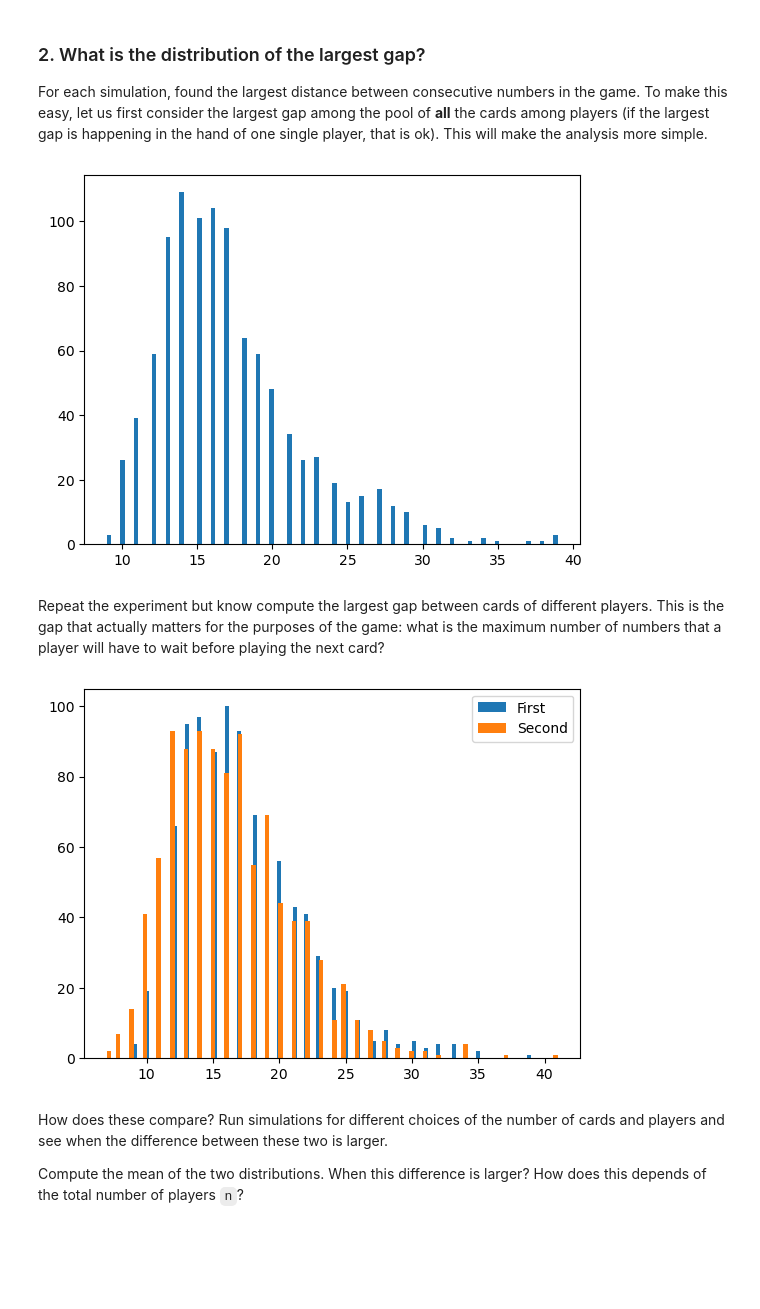
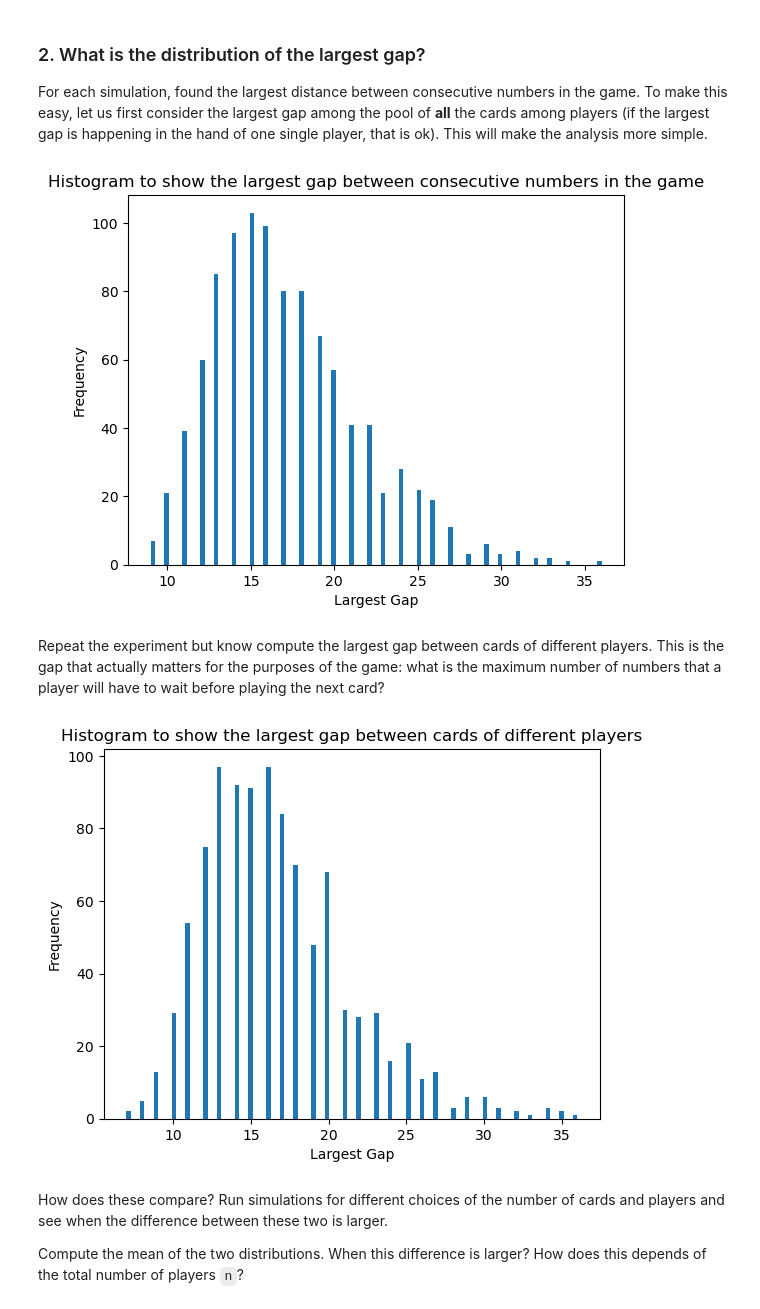
Before and after one commit to UCB-stat-201a-fall23/projectno1-themind-PhudishTam, a Jupyter notebook: Project01-TheMind.ipynb, the cells around one changed output. Saved outputs shown, nothing was run; the diff lists cells and outputs as text; code cells hidden in the pictures; blank space fills up the shorter version.

```diff
--- a/Project01-TheMind.ipynb
+++ b/Project01-TheMind.ipynb
@@ -98,12 +97,15 @@ def largest_distance(N,n,k):
 # %%
 number_time = 1000
 value = []
 for i in range(number_time):
-    value.append(largest_distance(N_new,n_new,k_new))
+    value.append(largest_distance(N,n,k))
 plt.hist(value,bins = N)
+plt.xlabel("Largest Gap")
+plt.ylabel("Frequency")
+plt.title("Histogram to show the largest gap between consecutive numbers in the game")
 plt.show()
 # %% [output]
-[figure, old version]
+[figure, new version]
 # %% [markdown]
 Repeat the experiment but know compute the largest gap between cards of different players. This is the gap that actually matters for the purposes of the game: what is the maximum number of numbers that a player will have to wait before playing the next card?
 # %%
@@ -128,19 +130,19 @@ def largest_distance_players(N,n,k):
         return(np.max(difference))
 # %%
 number_time = 1000
-value = []
-for i in range(number_time):
-    value.append(largest_distance(N_new,n_new,k_new))
-plt.hist(value,bins = N,label = "First")
-plt.legend()
+N = 100
+n = 6
+k = 3
 value_1 = []
 for i in range(number_time):
-    value_1.append(largest_distance_players(N_new,n_new,k_new))
-plt.hist(value_1,bins = N,label = "Second")
-plt.legend()
+    value_1.append(largest_distance_players(N,n,k))
+plt.hist(value_1,bins = N)
+plt.xlabel("Largest Gap")
+plt.ylabel("Frequency")
+plt.title("Histogram to show the largest gap between cards of different players")
 plt.show()
 # %% [output]
-[figure, old version]
+[figure, new version]
 # %% [markdown]
 How does these compare? Run simulations for different choices of the number of cards and players and see when the difference between these two is larger.
 
```
Also changed, not shown: parts of 24 cells of this notebook.
